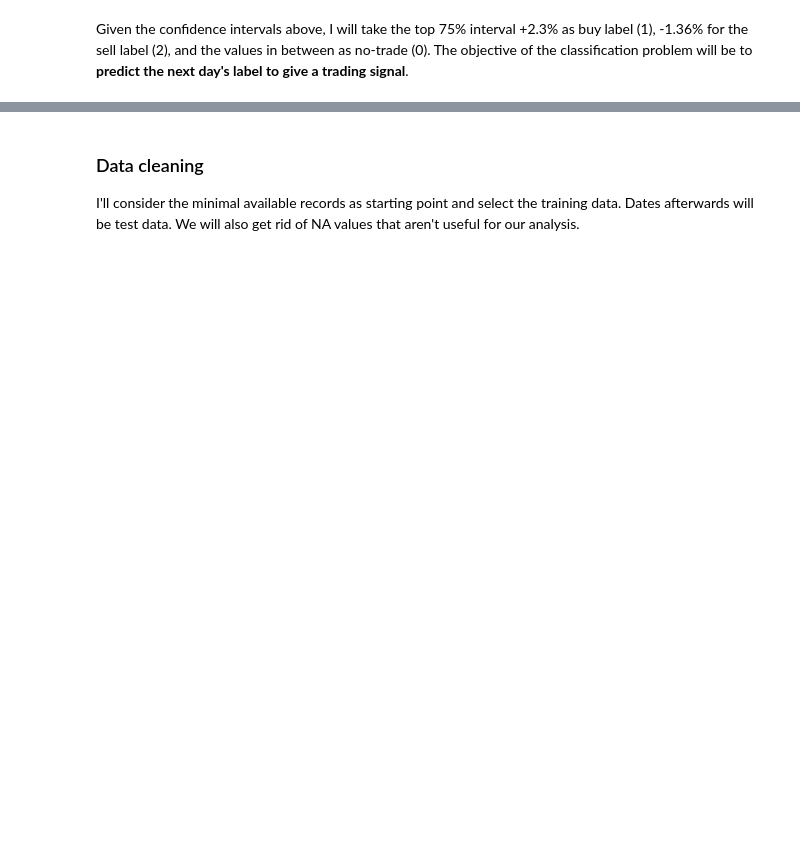
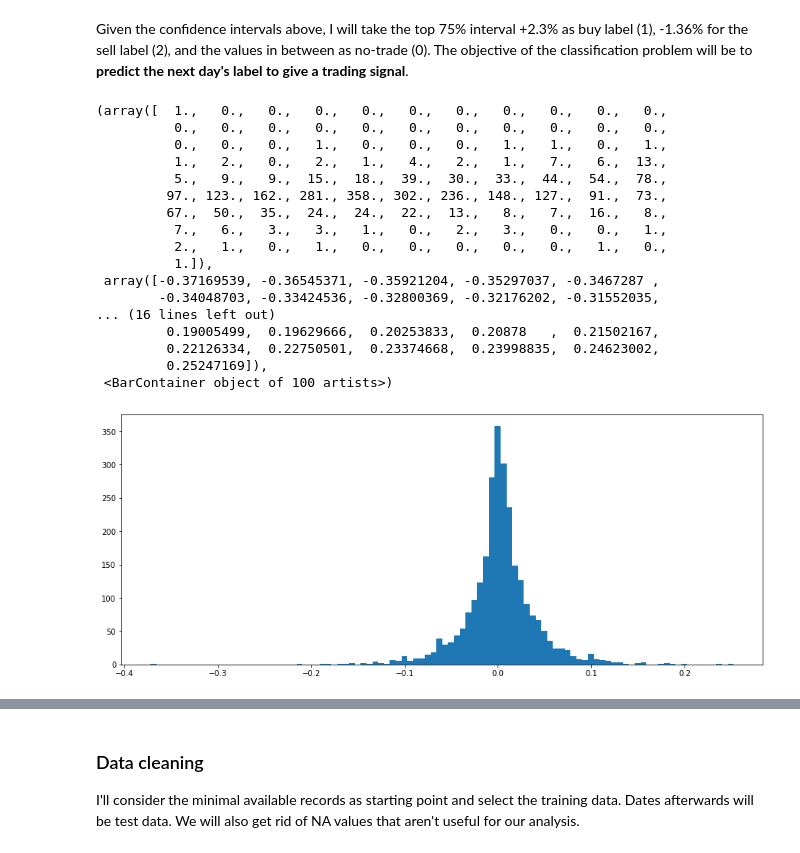
Before and after one commit to renejra/azure-ml-engineer, a Jupyter notebook: capstone/1 - data sourcing.ipynb, the cells around one changed output, grey strips where cells are left out. Saved outputs shown, nothing was run; the diff lists cells and outputs as text; code cells hidden in the pictures; blank space fills up the shorter version.

```diff
--- a/capstone/1 - data sourcing.ipynb
+++ b/capstone/1 - data sourcing.ipynb
@@ -344,5 +533,24 @@ Given the confidence intervals above, I will take the top 75% interval +2.3% as
 The objective of the classification problem will be to **predict the next day's label to give a trading signal**.
 # %%
 plt.figure(figsize = (15,6))
-plt.hist(returns.btc, bins=200 , range=(-0.4, 0.6), label='Distribution of Bitcoin daily returns')
+plt.hist(returns.btc, bins=100, label='Distribution of Bitcoin daily returns')
+# %% [output]
+(array([  1.,   0.,   0.,   0.,   0.,   0.,   0.,   0.,   0.,   0.,   0.,
+          0.,   0.,   0.,   0.,   0.,   0.,   0.,   0.,   0.,   0.,   0.,
+          0.,   0.,   0.,   1.,   0.,   0.,   0.,   1.,   1.,   0.,   1.,
+          1.,   2.,   0.,   2.,   1.,   4.,   2.,   1.,   7.,   6.,  13.,
+          5.,   9.,   9.,  15.,  18.,  39.,  30.,  33.,  44.,  54.,  78.,
+         97., 123., 162., 281., 358., 302., 236., 148., 127.,  91.,  73.,
+         67.,  50.,  35.,  24.,  24.,  22.,  13.,   8.,   7.,  16.,   8.,
+          7.,   6.,   3.,   3.,   1.,   0.,   2.,   3.,   0.,   0.,   1.,
+          2.,   1.,   0.,   1.,   0.,   0.,   0.,   0.,   0.,   1.,   0.,
+          1.]),
+ array([-0.37169539, -0.36545371, -0.35921204, -0.35297037, -0.3467287 ,
+        -0.34048703, -0.33424536, -0.32800369, -0.32176202, -0.31552035,
+... (16 lines left out)
+         0.19005499,  0.19629666,  0.20253833,  0.20878   ,  0.21502167,
+         0.22126334,  0.22750501,  0.23374668,  0.23998835,  0.24623002,
+         0.25247169]),
+ <BarContainer object of 100 artists>)
+[figure, added]
 # %%
```
Also changed, not shown: parts of 48 cells of this notebook, 3 other files.
